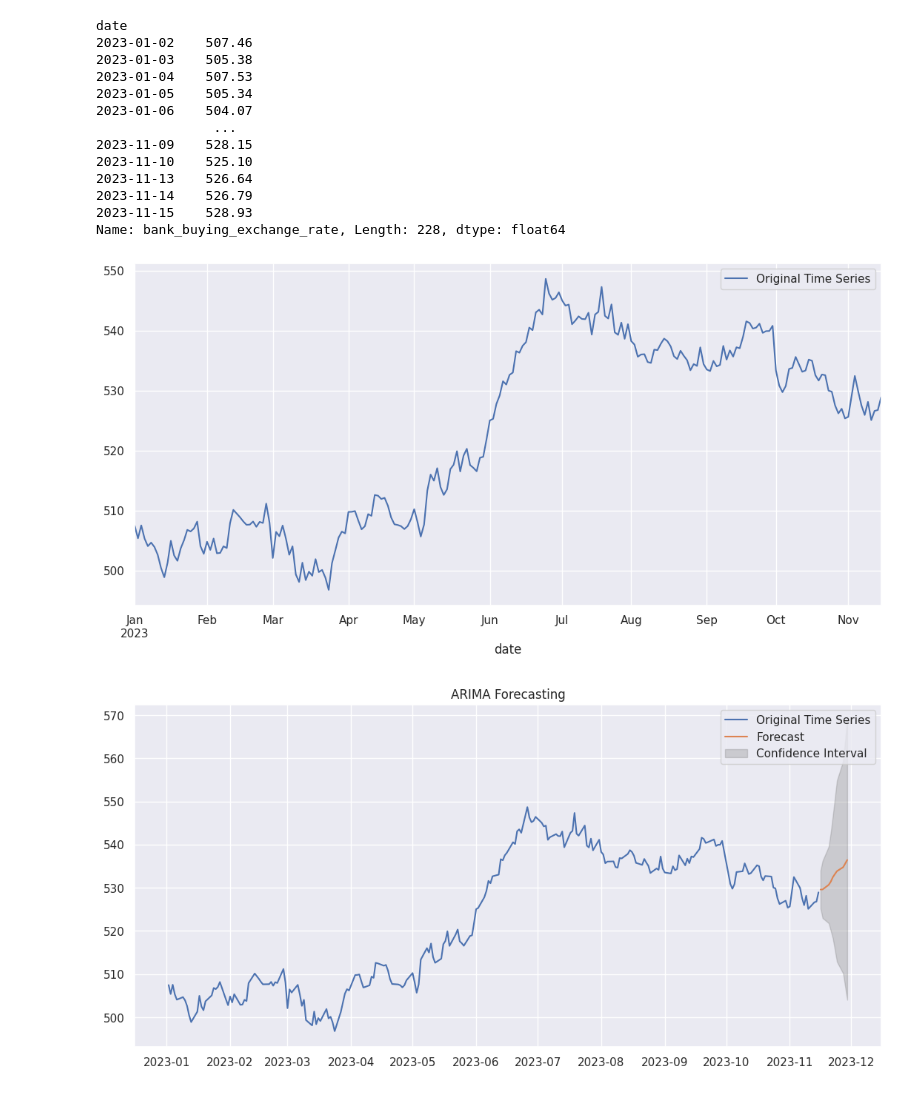
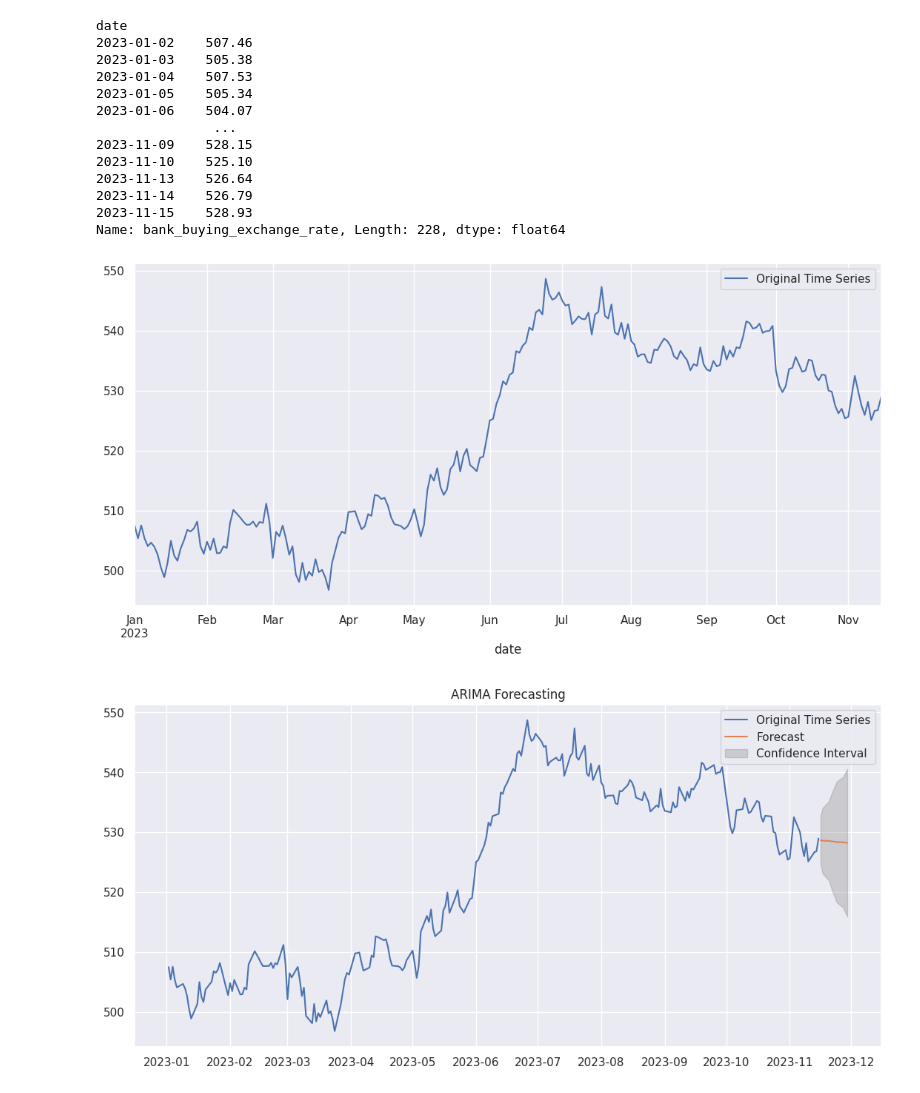
Before and after one commit to 5JKY/Project, a Jupyter notebook: arima_models.ipynb, the cells around one changed output. Cells and saved outputs as stored; diff of their text form; code cells hidden in the pictures.

```diff
--- a/arima_models.ipynb
+++ b/arima_models.ipynb
@@ -134,33 +134,33 @@ selling_rates.plot(figsize=(13, 6), label='Original Time Series')
 plt.legend()
 plt.show()
 
 # Define ARIMA model
-# For simplicity, assume p=2, d=2, q=2
-p, d, q = 4, 3, 1
+
+p, d, q = 2, 2, 1
 model = ARIMA(selling_rates, order=(p, d, q))
 
 # Fit the model
 results = model.fit()
 
 # Forecast future values
 forecast_steps = 10
 forecast = results.get_forecast(steps=forecast_steps)
 
 # Extract forecasted values and confidence intervals
 forecast_values = forecast.predicted_mean
 ci = forecast.conf_int()
 
 # Create a new date range for the forecast period
 forecast_date_rng = pd.date_range(start=selling_rates.index[-1], periods=forecast_steps + 1, freq='B')[1:]
 
 # Plot the results
 plt.figure(figsize=(13, 6))
 plt.plot(selling_rates_2023, label='Original Time Series')
 plt.plot(forecast_date_rng, forecast_values, label='Forecast')
 plt.fill_between(forecast_date_rng, ci.iloc[:, 0], ci.iloc[:, 1], color='gray', alpha=0.3, label='Confidence Interval')
 plt.title('ARIMA Forecasting')
 plt.legend()
 plt.show()
 # %% [output]
 [figure]
-[figure, old version]
+[figure, new version]
```
